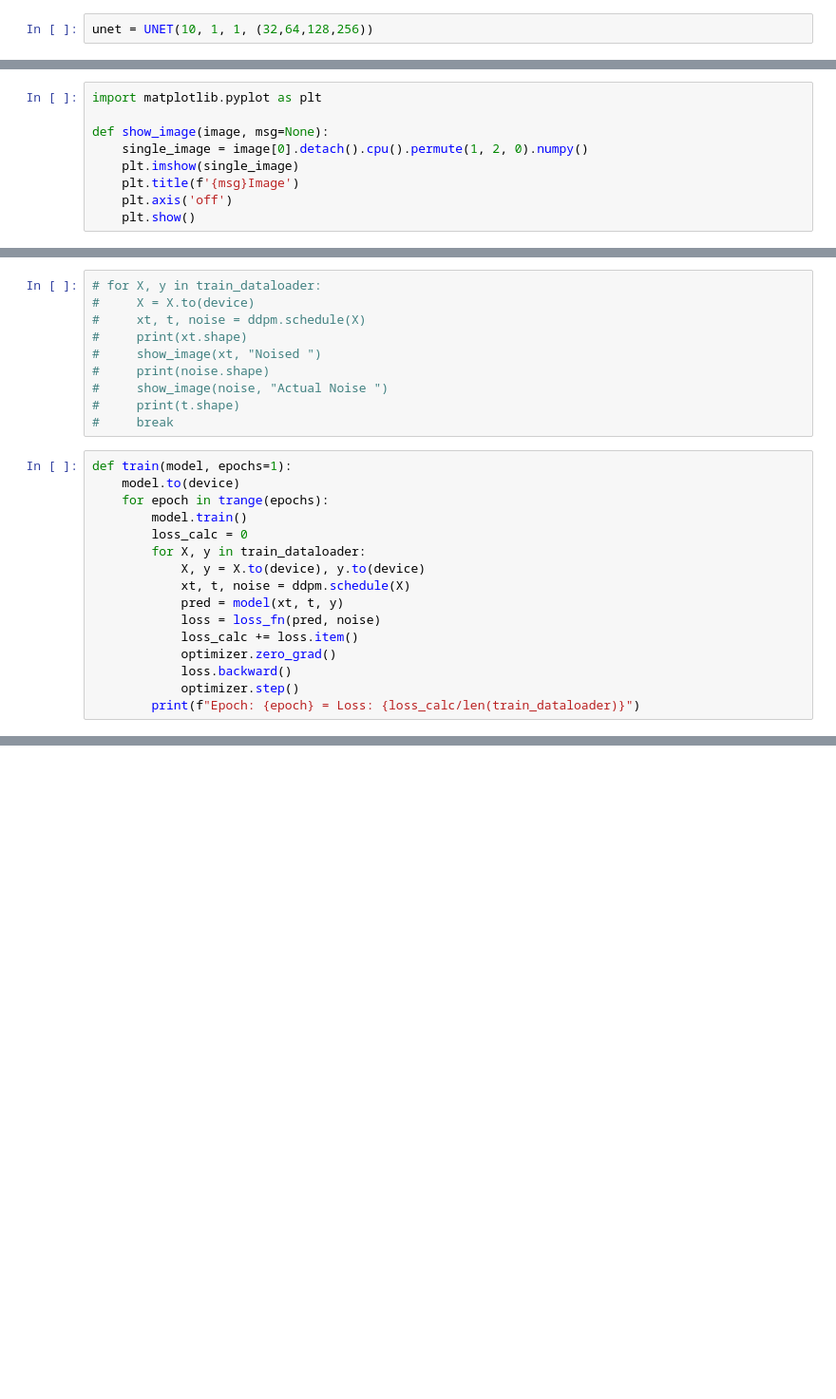
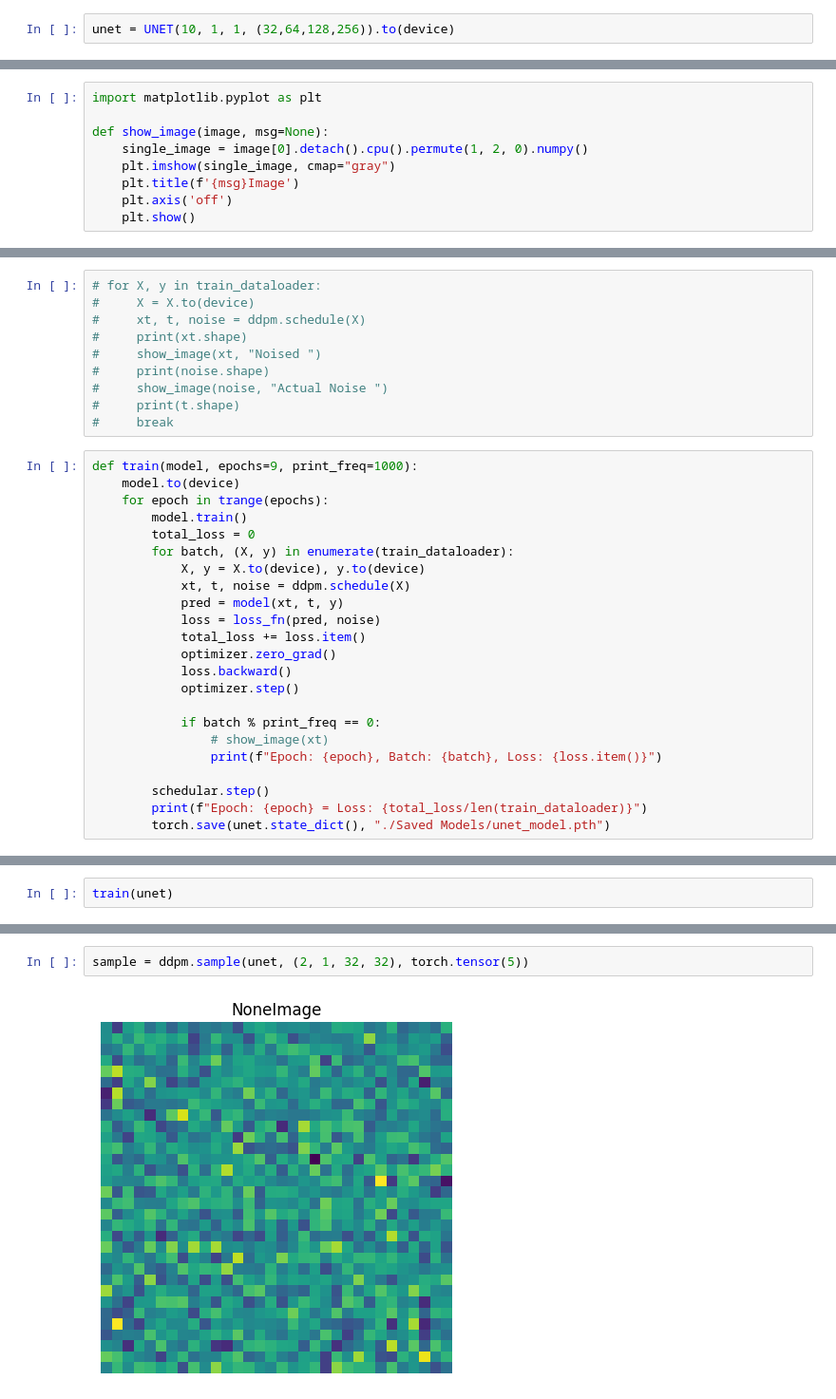
Before and after one commit to Neha-Shrestha/Text-to-Image-Generator, a Jupyter notebook: ldm/13.ipynb, the cells around one changed output, grey strips where cells are left out. Shown at 95% size. Saved outputs shown, nothing was run; the diff lists cells and outputs as text; blank space fills up the shorter version.

Commit message:
running 10 epochs

```diff
--- a/ldm/13.ipynb
+++ b/ldm/13.ipynb
@@ -31,4 +46,4 @@ device = "cuda" if torch.cuda.is_available() else "cpu"
 # %%
 train_dataloader, test_dataloader, classes = dataloader(train_dataset, test_dataset, BATCH_SIZE)
 # %%
-unet = UNET(10, 1, 1, (32,64,128,256))
+unet = UNET(10, 1, 1, (32,64,128,256)).to(device)
@@ -43,7 +62,7 @@ import matplotlib.pyplot as plt
 
 def show_image(image, msg=None):
     single_image = image[0].detach().cpu().permute(1, 2, 0).numpy()
-    plt.imshow(single_image)
+    plt.imshow(single_image, cmap="gray")
     plt.title(f'{msg}Image')
     plt.axis('off')
     plt.show()
@@ -76,18 +135,25 @@ ddpm = DDPM(0.0001, 0.02, 1000, device)
 #     print(t.shape)
 #     break
 # %%
-def train(model, epochs=1):
+def train(model, epochs=9, print_freq=1000):
     model.to(device)
     for epoch in trange(epochs):
         model.train()
-        loss_calc = 0
-        for X, y in train_dataloader:
+        total_loss = 0
+        for batch, (X, y) in enumerate(train_dataloader):
             X, y = X.to(device), y.to(device)
             xt, t, noise = ddpm.schedule(X)
             pred = model(xt, t, y)
             loss = loss_fn(pred, noise)
-            loss_calc += loss.item()
+            total_loss += loss.item()
             optimizer.zero_grad()
             loss.backward()
             optimizer.step()
-        print(f"Epoch: {epoch} = Loss: {loss_calc/len(train_dataloader)}")
+
+            if batch % print_freq == 0:
+                # show_image(xt)
+                print(f"Epoch: {epoch}, Batch: {batch}, Loss: {loss.item()}")
+
+        schedular.step()
+        print(f"Epoch: {epoch} = Loss: {total_loss/len(train_dataloader)}")
+        torch.save(unet.state_dict(), "./Saved Models/unet_model.pth")
@@ -99,0 +167,2 @@ torch.save(unet.state_dict(), "./Saved Models/unet_model_2023_12_31_8_11.pth")
+# %%
+train(unet)
@@ -99,0 +188,4 @@ torch.save(unet.state_dict(), "./Saved Models/unet_model_2023_12_31_8_11.pth")
+# %%
+sample = ddpm.sample(unet, (2, 1, 32, 32), torch.tensor(5))
+# %% [output]
+[figure, added]
```
Also changed, not shown: parts of 11 cells of this notebook.
